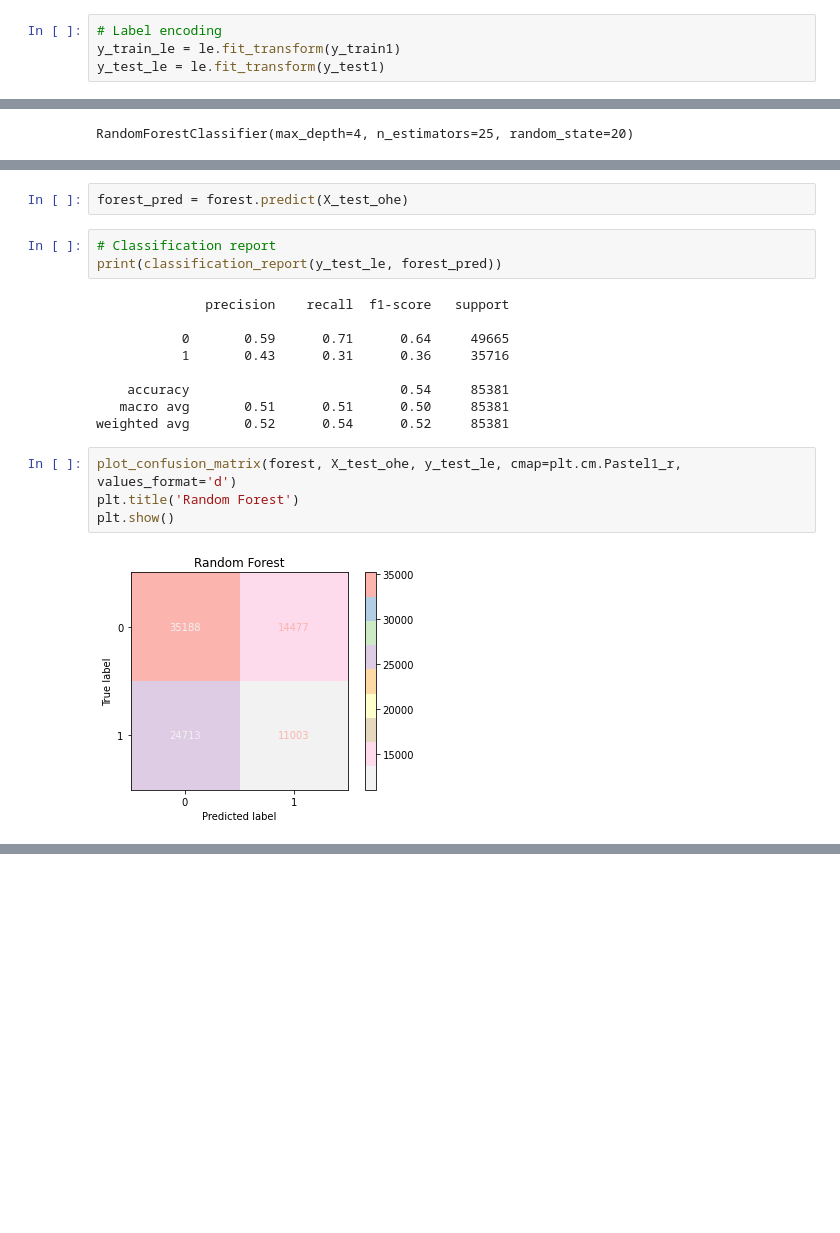
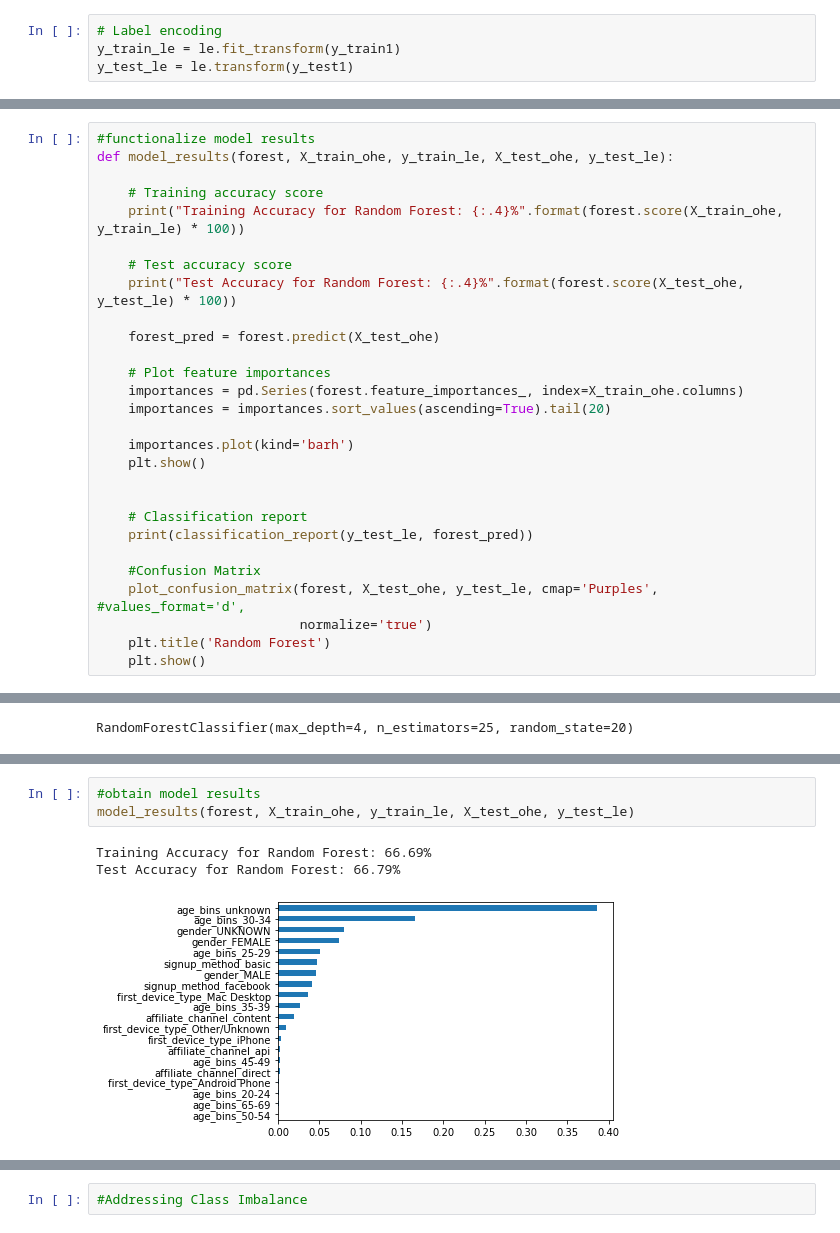
Before and after one commit to adcm2292/dsc-capstone-project-airbnb-new-user-bookings, a Jupyter notebook: notebooks/2 Binary_Classification_Model.ipynb, the cells around one changed output, grey strips where cells are left out. Drawn from its saved outputs; the diff is of its cells as text; blank space fills up the shorter version.

```diff
--- a/notebooks/2 Binary_Classification_Model.ipynb
+++ b/notebooks/2 Binary_Classification_Model.ipynb
@@ -116,7 +116,7 @@ classifier = DecisionTreeClassifier(random_state=10)
 # %%
 # Label encoding
 y_train_le = le.fit_transform(y_train1)
-y_test_le = le.fit_transform(y_test1)
+y_test_le = le.transform(y_test1)
 # %%
 # One hot encoding
 ohe = ce.OneHotEncoder(handle_unknown='ignore', use_cat_names=True)
@@ -145,0 +148,28 @@ X_test_ohe.head()
+# %%
+#functionalize model results
+def model_results(forest, X_train_ohe, y_train_le, X_test_ohe, y_test_le):
+
+    # Training accuracy score
+    print("Training Accuracy for Random Forest: {:.4}%".format(forest.score(X_train_ohe, y_train_le) * 100))
+
+    # Test accuracy score
+    print("Test Accuracy for Random Forest: {:.4}%".format(forest.score(X_test_ohe, y_test_le) * 100))
+
+    forest_pred = forest.predict(X_test_ohe)
+
+    # Plot feature importances
+    importances = pd.Series(forest.feature_importances_, index=X_train_ohe.columns)
+    importances = importances.sort_values(ascending=True).tail(20)
+
+    importances.plot(kind='barh')
+    plt.show()
+
+
+    # Classification report
+    print(classification_report(y_test_le, forest_pred))
+
+    #Confusion Matrix
+    plot_confusion_matrix(forest, X_test_ohe, y_test_le, cmap='Purples', #values_format='d',
+                          normalize='true')
+    plt.title('Random Forest')
+    plt.show()
@@ -174,20 +184,7 @@ plot_feature_importances(forest)
-# %%
-forest_pred = forest.predict(X_test_ohe)
-# %%
-# Classification report
-print(classification_report(y_test_le, forest_pred))
-# %% [output]
-              precision    recall  f1-score   support
-
-           0       0.59      0.71      0.64     49665
-           1       0.43      0.31      0.36     35716
-
-    accuracy                           0.54     85381
-   macro avg       0.51      0.51      0.50     85381
-weighted avg       0.52      0.54      0.52     85381
-# %%
-plot_confusion_matrix(forest, X_test_ohe, y_test_le, cmap=plt.cm.Pastel1_r, values_format='d')
-plt.title('Random Forest')
-plt.show()
-# %% [output]
-[figure, removed]
+# %%
+#obtain model results
+model_results(forest, X_train_ohe, y_train_le, X_test_ohe, y_test_le)
+# %% [output]
+Training Accuracy for Random Forest: 66.69%
+Test Accuracy for Random Forest: 66.79%
+[figure, added]
@@ -193,0 +200,2 @@ plt.show()
+# %%
+#Addressing Class Imbalance
```
Also changed, not shown: parts of 12 cells of this notebook, 7 other files.
